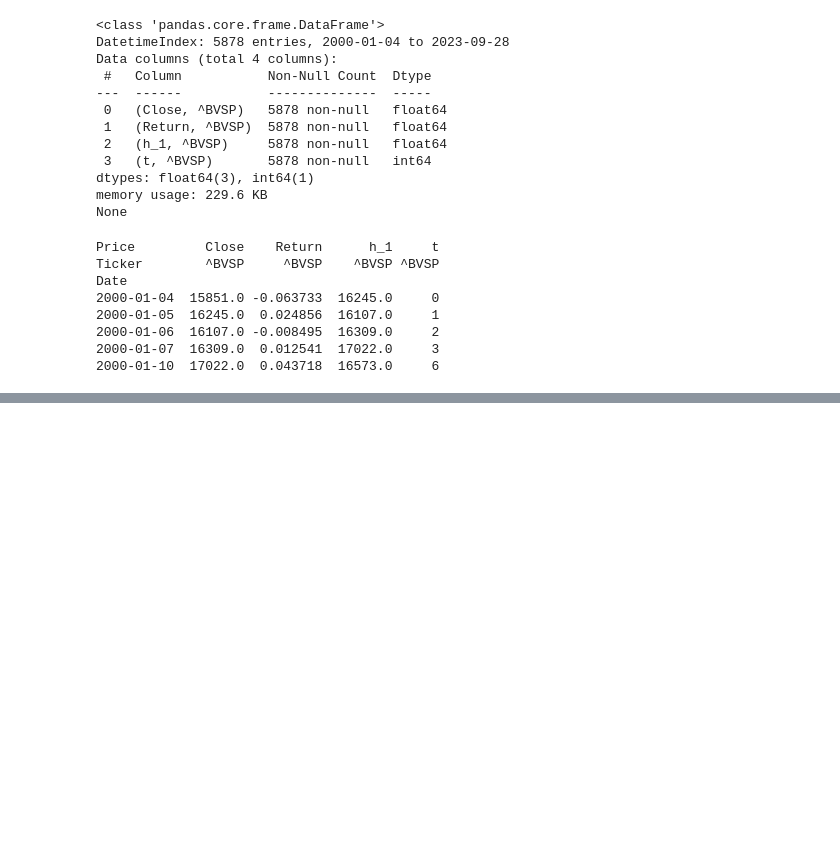
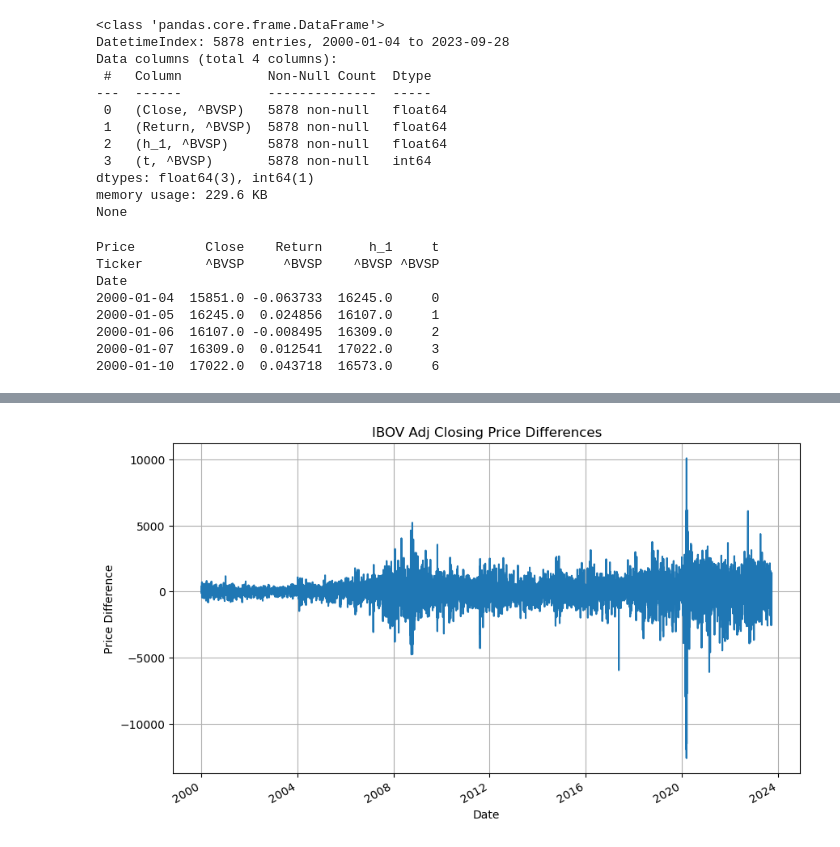
Before and after one commit to gabrieldadcarvalho/IF867_deep_learning_introduction, a Jupyter notebook: rnn/ibov/ibov.ipynb, the cells around one changed output, grey strips where cells are left out. Cells and saved outputs as stored; diff of their text form; code cells hidden in the pictures; blank space fills up the shorter version.

```diff
--- a/rnn/ibov/ibov.ipynb
+++ b/rnn/ibov/ibov.ipynb
@@ -226,0 +303,12 @@ covXX = autocorrelation(ibov['Close'].values, 30, 'autocorrelation_ibov.png')
+# %%
+ibov[("Close", "^BVSP")].diff().plot(
+    title="IBOV Adj Closing Price Differences",
+    figsize=(10, 6),
+    grid=True,
+    xlabel="Date",
+    ylabel="Price Difference",
+)
+plt.savefig("ibov_price_differences.png")
+plt.show()
+# %% [output]
+[figure, added]
```
Also changed, not shown: parts of 37 cells of this notebook, 16 other files.
